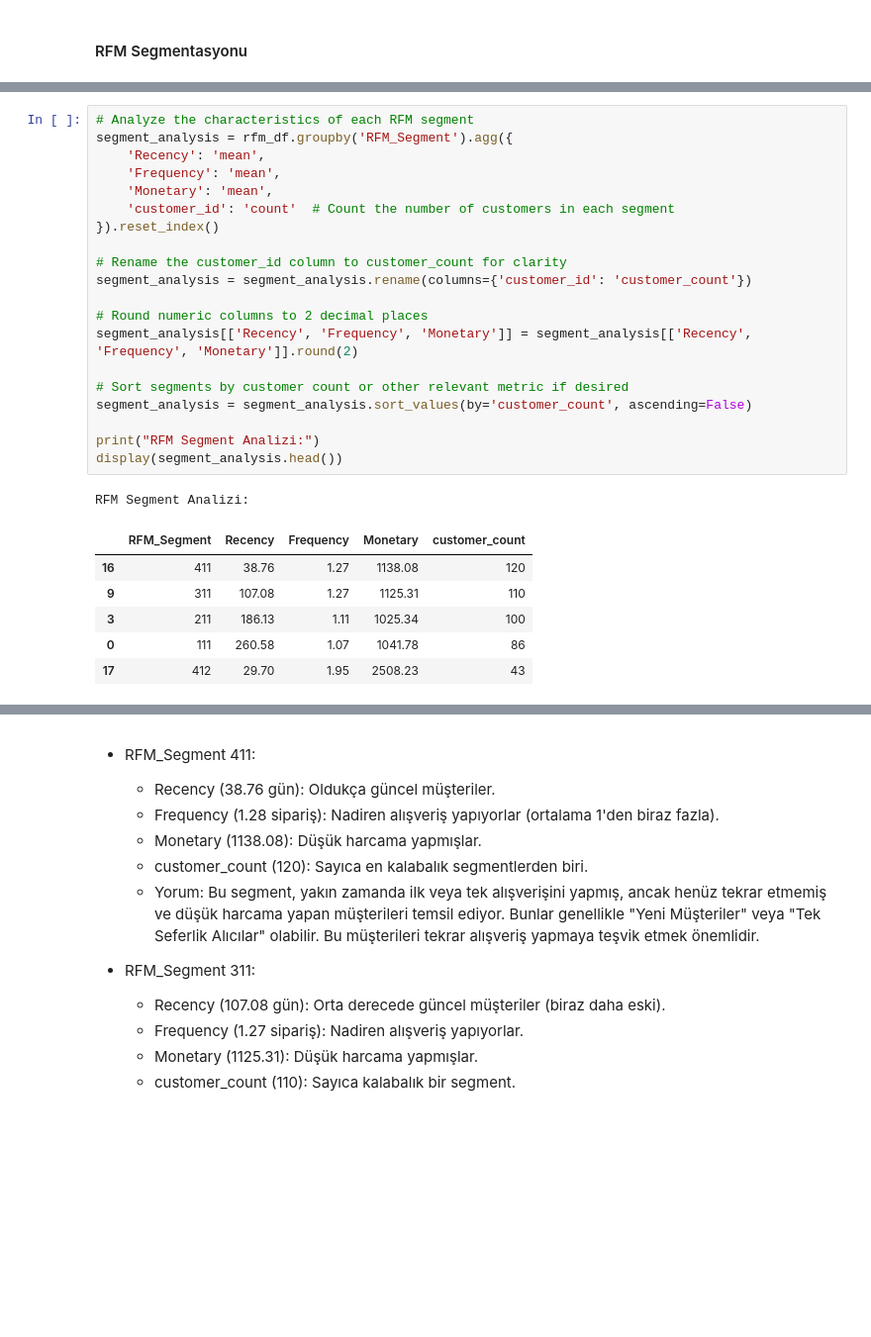
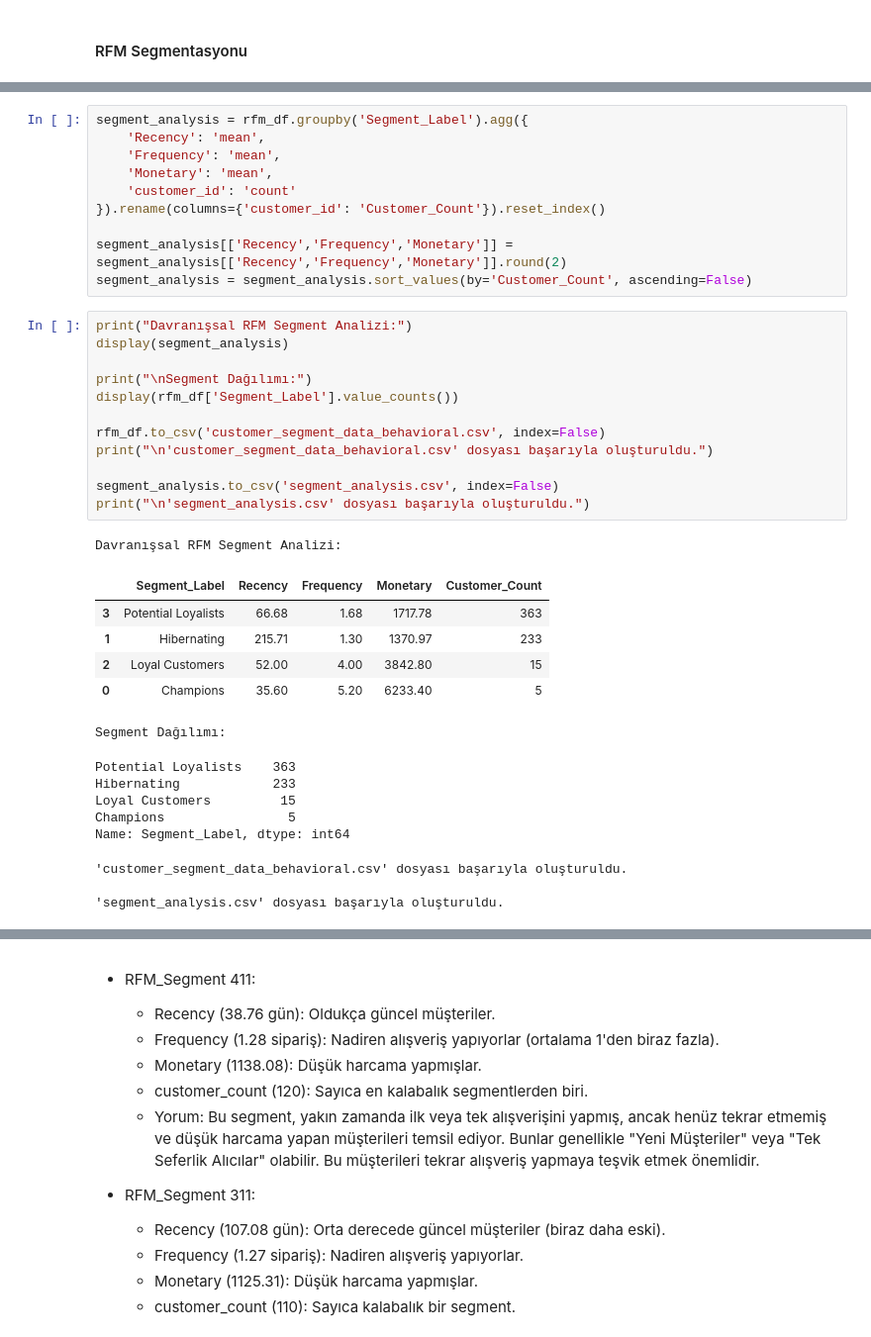
Before and after one commit to zeynepmert/Workintech_data_analysis_graduation_project, a Jupyter notebook: python/Customer_Analysis.ipynb, the cells around one changed output, grey strips where cells are left out. Shown: that part at 99% size. Cells and saved outputs as stored; diff of their text form; blank space fills up the shorter version.

```diff
--- a/python/Customer_Analysis.ipynb
+++ b/python/Customer_Analysis.ipynb
@@ -1209,28 +1261,38 @@ print("\n'customer_segment_data_rfm_df.csv' dosyası başarıyla oluşturuldu.")
-# %%
-# Analyze the characteristics of each RFM segment
-segment_analysis = rfm_df.groupby('RFM_Segment').agg({
-    'Recency': 'mean',
-    'Frequency': 'mean',
-    'Monetary': 'mean',
-    'customer_id': 'count'  # Count the number of customers in each segment
-}).reset_index()
-
-# Rename the customer_id column to customer_count for clarity
-segment_analysis = segment_analysis.rename(columns={'customer_id': 'customer_count'})
-
-# Round numeric columns to 2 decimal places
-segment_analysis[['Recency', 'Frequency', 'Monetary']] = segment_analysis[['Recency', 'Frequency', 'Monetary']].round(2)
-
-# Sort segments by customer count or other relevant metric if desired
-segment_analysis = segment_analysis.sort_values(by='customer_count', ascending=False)
-
-print("RFM Segment Analizi:")
-display(segment_analysis.head())
-# %% [output]
-RFM Segment Analizi:
-|  | RFM_Segment | Recency | Frequency | Monetary | customer_count |
-| 16 | 411 | 38.76 | 1.27 | 1138.08 | 120 |
-| 9 | 311 | 107.08 | 1.27 | 1125.31 | 110 |
-| 3 | 211 | 186.13 | 1.11 | 1025.34 | 100 |
-| 0 | 111 | 260.58 | 1.07 | 1041.78 | 86 |
-| 17 | 412 | 29.70 | 1.95 | 2508.23 | 43 |
+# %%
+segment_analysis = rfm_df.groupby('Segment_Label').agg({
+    'Recency': 'mean',
+    'Frequency': 'mean',
+    'Monetary': 'mean',
+    'customer_id': 'count'
+}).rename(columns={'customer_id': 'Customer_Count'}).reset_index()
+
+segment_analysis[['Recency','Frequency','Monetary']] = segment_analysis[['Recency','Frequency','Monetary']].round(2)
+segment_analysis = segment_analysis.sort_values(by='Customer_Count', ascending=False)
+# %%
+print("Davranışsal RFM Segment Analizi:")
+display(segment_analysis)
+
+print("\nSegment Dağılımı:")
+display(rfm_df['Segment_Label'].value_counts())
+
+rfm_df.to_csv('customer_segment_data_behavioral.csv', index=False)
+print("\n'customer_segment_data_behavioral.csv' dosyası başarıyla oluşturuldu.")
+
+segment_analysis.to_csv('segment_analysis.csv', index=False)
+print("\n'segment_analysis.csv' dosyası başarıyla oluşturuldu.")
+# %% [output]
+Davranışsal RFM Segment Analizi:
+|  | Segment_Label | Recency | Frequency | Monetary | Customer_Count |
+| 3 | Potential Loyalists | 66.68 | 1.68 | 1717.78 | 363 |
+| 1 | Hibernating | 215.71 | 1.30 | 1370.97 | 233 |
+| 2 | Loyal Customers | 52.00 | 4.00 | 3842.80 | 15 |
+| 0 | Champions | 35.60 | 5.20 | 6233.40 | 5 |
+Segment Dağılımı:
+Potential Loyalists    363
+Hibernating            233
+Loyal Customers         15
+Champions                5
+Name: Segment_Label, dtype: int64
+'customer_segment_data_behavioral.csv' dosyası başarıyla oluşturuldu.
+
+'segment_analysis.csv' dosyası başarıyla oluşturuldu.
```
Also changed, not shown: parts of 19 cells of this notebook, 8 other files.
